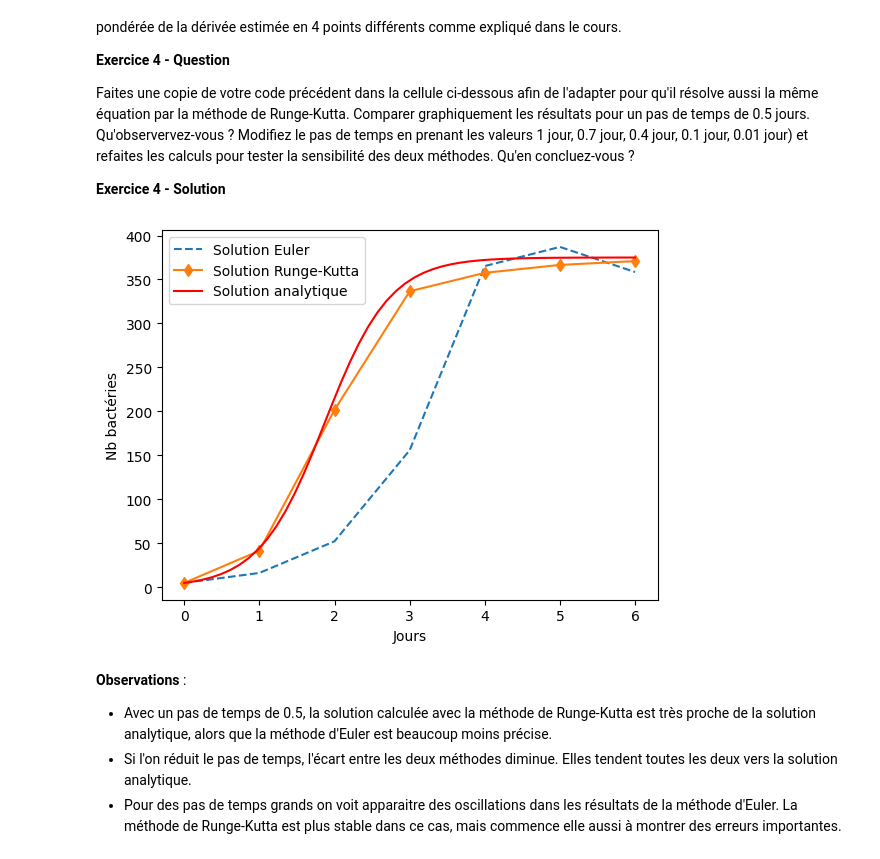
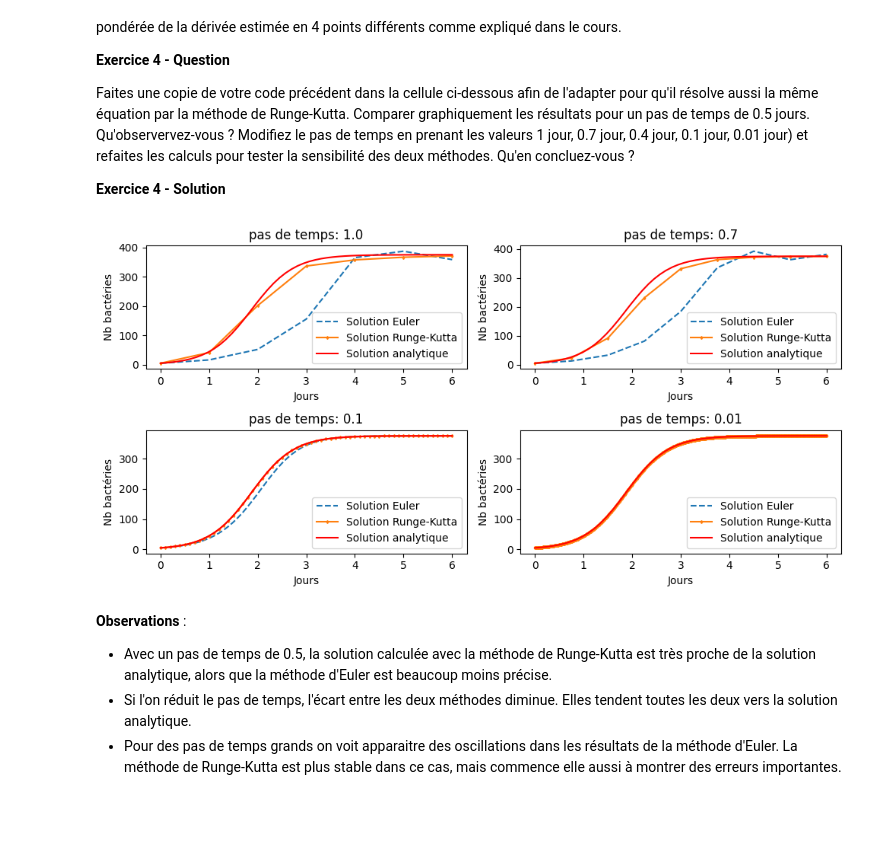
Before and after one commit to randlab/amde, a Jupyter notebook: series/serie03_solutions.ipynb, the cells around one changed output. Saved outputs shown, nothing was run; the diff lists cells and outputs as text; code cells hidden in the pictures; blank space fills up the shorter version.

```diff
--- a/series/serie03_solutions.ipynb
+++ b/series/serie03_solutions.ipynb
@@ -150,43 +155,56 @@ Faites une copie de votre code précédent dans la cellule ci-dessous afin de l'
 
 **Exercice 4 - Solution**
 # %%
-# Pas de temps pour la méthode numérique
-dt = 1.
+# Définition des différents pas de temps pour la méthode numérique
+dts = np.array([1, 0.7, 0.1, 0.01])
 
-# Initialisation des variables
-nt = int(tmax/dt) + 1
-t = np.linspace(0,tmax,nt)
-
+# définition de l'EDO
 def g(n):
     return  r * n * (1 - n / nmax)
 
-# Intégration à l'aide de la méthode d'Euler
-ne = np.zeros(nt)
-ne[0] = n0
-for i in range(1,nt):
-    ne[i] = ne[i-1] + dt * g( ne[i-1] )
+
+# définition de la figure
+fig, axes = plt.subplots(2, 2, figsize = (10, 5))
+
+# axes est un tableau de forme (2,2) contenant les artistes que l'on utilise pour faire les graphes.
+# on associe a chaque figure un pas de temps  unique avec la fonction zip
+for dt, ax in zip(dts, axes.flatten()):  # .flatten() transforme in tableau de forme (N, M) en un tableau de forme (1, N x M)
+
+    # Initialisation des variables
+    nt = int(tmax/dt) + 1
+    t = np.linspace(0,tmax,nt)
 
 
-# Intégration à l'aide de la méthode de Runge-Kutta
-nrk = np.zeros(nt)
-nrk[0] = n0
-for i in range(1,nt):
-    k1 = g( nrk[i-1] )
-    k2 = g( nrk[i-1] + 0.5* dt * k1 )
-    k3 = g( nrk[i-1] + 0.5* dt * k2 )
-    k4 = g( nrk[i-1] + dt * k3 )
-    nrk[i] = nrk[i-1] + dt * ( k1  + 2*k2 + 2*k3  + k4  ) / 6
 
-# Affichage et comparaison des résultats
-plt.plot(t, ne, '--', label='Solution Euler')
-plt.plot(t, nrk, '-d', label='Solution Runge-Kutta')
-plt.plot(ta, na ,'r-', label='Solution analytique')
-plt.xlabel('Jours')
-plt.ylabel('Nb bactéries')
-plt.legend()
+    # Intégration à l'aide de la méthode d'Euler
+    ne = np.zeros(nt)
+    ne[0] = n0
+    for i in range(1,nt):
+        ne[i] = ne[i-1] + dt * g( ne[i-1] )
+
+
+    # Intégration à l'aide de la méthode de Runge-Kutta
+    nrk = np.zeros(nt)
+    nrk[0] = n0
+    for i in range(1,nt):
+        k1 = g( nrk[i-1] )
+        k2 = g( nrk[i-1] + 0.5* dt * k1 )
+        k3 = g( nrk[i-1] + 0.5* dt * k2 )
+        k4 = g( nrk[i-1] + dt * k3 )
+        nrk[i] = nrk[i-1] + dt * ( k1  + 2*k2 + 2*k3  + k4  ) / 6
+
+    # Affichage et comparaison des résultats
+    ax.plot(t, ne, '--', label='Solution Euler')
+    ax.plot(t, nrk, '-d', label='Solution Runge-Kutta', markersize = 2)
+    ax.plot(ta, na ,'r-', label='Solution analytique')
+    ax.set_xlabel('Jours')
+    ax.set_ylabel('Nb bactéries')
+    ax.legend()
+    ax.set_title(f"pas de temps: {dt}")
+plt.tight_layout()
 plt.show()
 # %% [output]
-[figure, old version]
+[figure, new version]
 # %% [markdown]
 **Observations** :
 - Avec un pas de temps de 0.5, la solution calculée avec la méthode de Runge-Kutta est très proche de la solution analytique, alors que la méthode d'Euler est beaucoup moins précise.
```
Also changed, not shown: parts of 1 cell of this notebook, 2 other files.
